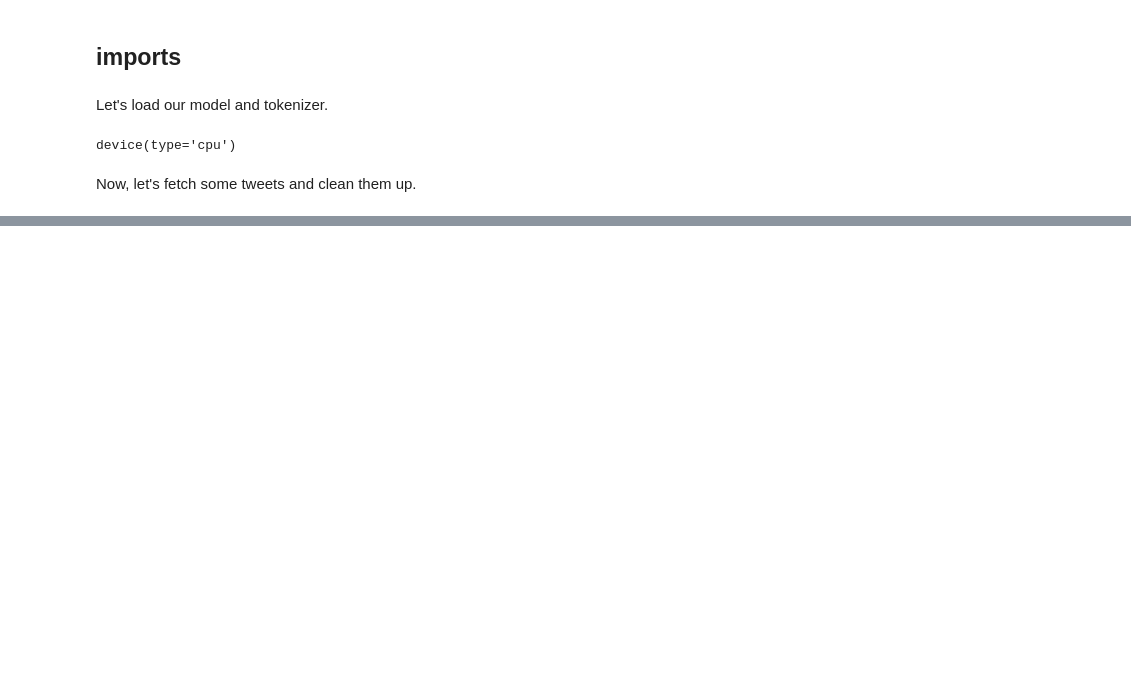
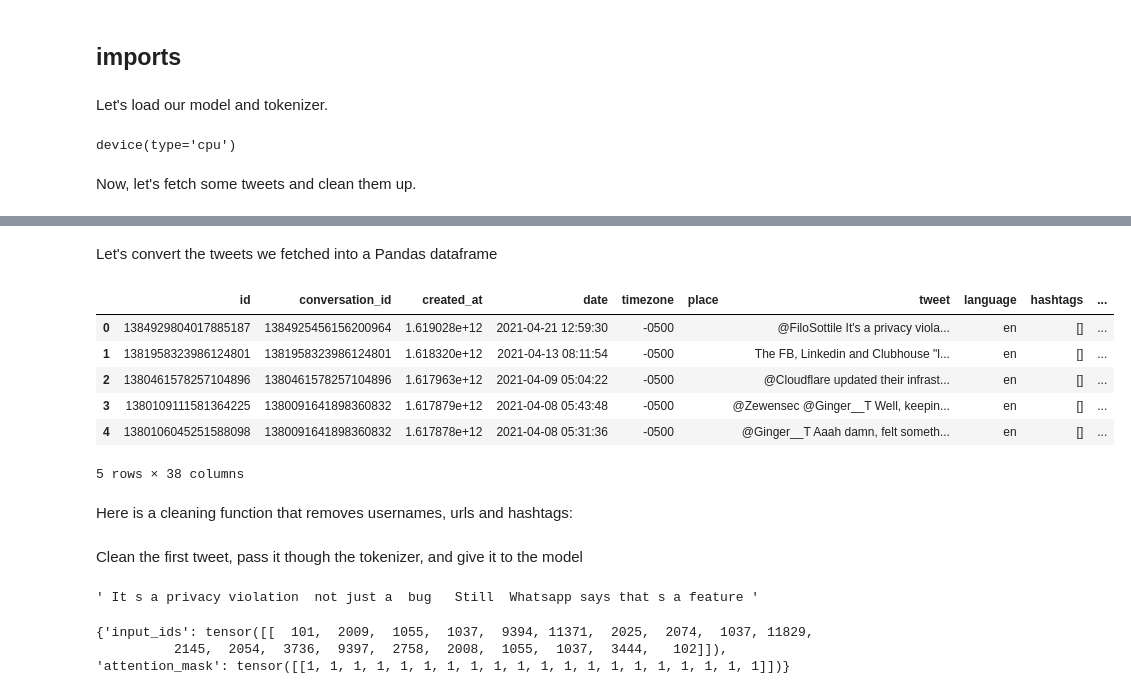
Before and after one commit to camilodoa/cis-522, a Jupyter notebook: demo.ipynb, the cells around one changed output, grey strips where cells are left out. Saved outputs shown, nothing was run; the diff lists cells and outputs as text; code cells hidden in the pictures; blank space fills up the shorter version.

```diff
--- a/demo.ipynb
+++ b/demo.ipynb
@@ -95,0 +80,15 @@ twint.run.Search(c)
+# %% [markdown]
+Let's convert the tweets we fetched into a Pandas dataframe
+# %%
+tweets = twint.storage.panda.Tweets_df
+tweets.head()
+# %% [output]
+|  | id | conversation_id | created_at | date | timezone | place | tweet | language | hashtags | ... |
+| 0 | 1384929804017885187 | 1384925456156200964 | 1.619028e+12 | 2021-04-21 12:59:30 | -0500 |  | @FiloSottile It's a privacy viola... | en | [] | ... |
+| 1 | 1381958323986124801 | 1381958323986124801 | 1.618320e+12 | 2021-04-13 08:11:54 | -0500 |  | The FB, Linkedin and Clubhouse "l... | en | [] | ... |
+| 2 | 1380461578257104896 | 1380461578257104896 | 1.617963e+12 | 2021-04-09 05:04:22 | -0500 |  | @Cloudflare updated their infrast... | en | [] | ... |
+| 3 | 1380109111581364225 | 1380091641898360832 | 1.617879e+12 | 2021-04-08 05:43:48 | -0500 |  | @Zewensec @Ginger__T Well, keepin... | en | [] | ... |
+| 4 | 1380106045251588098 | 1380091641898360832 | 1.617878e+12 | 2021-04-08 05:31:36 | -0500 |  | @Ginger__T Aaah damn, felt someth... | en | [] | ... |
+5 rows × 38 columns
+# %% [markdown]
+Here is a cleaning function that removes usernames, urls and hashtags:
@@ -95,0 +107,13 @@ twint.run.Search(c)
+# %% [markdown]
+Clean the first tweet, pass it though the tokenizer, and give it to the model
+# %%
+test_tweet = clean(tweets.loc[0]['tweet'])
+test_tweet
+# %% [output]
+' It s a privacy violation  not just a  bug   Still  Whatsapp says that s a feature '
+# %%
+test_token = tokenizer(test_tweet, truncation=True, padding=True, return_tensors='pt')
+test_token
+# %% [output]
+{'input_ids': tensor([[  101,  2009,  1055,  1037,  9394, 11371,  2025,  2074,  1037, 11829,
+          2145,  2054,  3736,  9397,  2758,  2008,  1055,  1037,  3444,   102]]), 'attention_mask': tensor([[1, 1, 1, 1, 1, 1, 1, 1, 1, 1, 1, 1, 1, 1, 1, 1, 1, 1, 1, 1]])}
```
Also changed, not shown: parts of 6 cells of this notebook.
